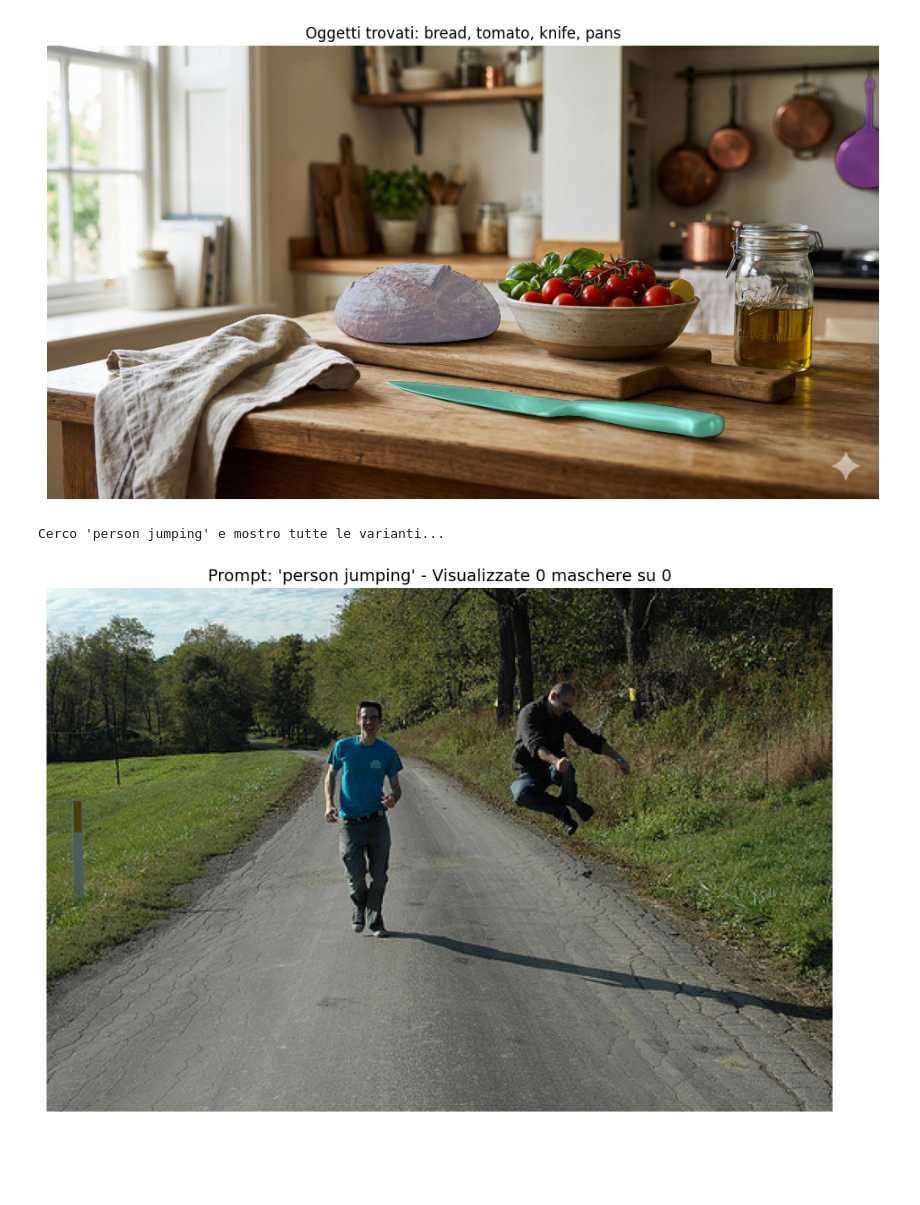
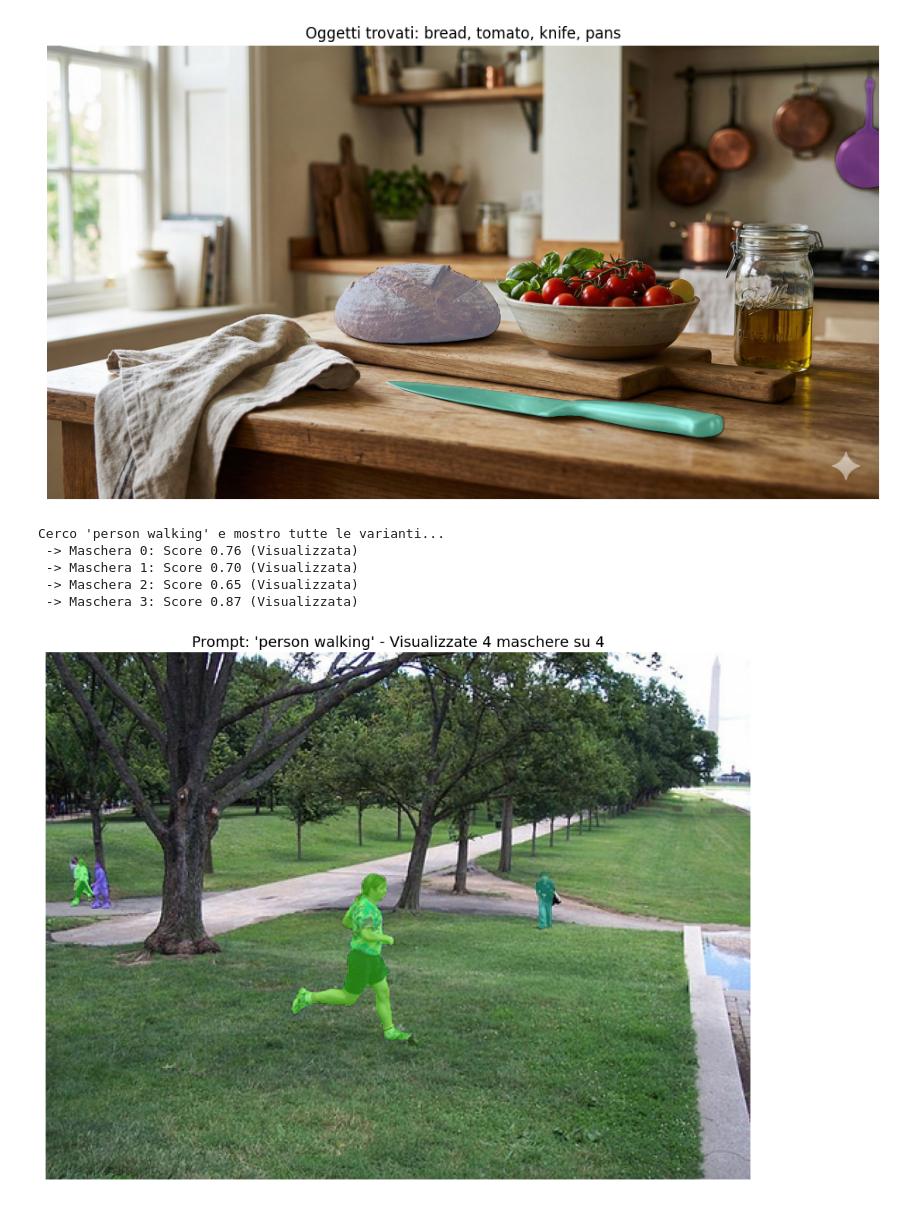
Before and after one commit to delgiudice1967219/BEAMS, a Jupyter notebook: main.ipynb, the cells around one changed output. Cells and saved outputs as stored; diff of their text form; code cells hidden in the pictures; blank space fills up the shorter version.

```diff
--- a/main.ipynb
+++ b/main.ipynb
@@ -305,8 +305,9 @@ def show_mask_random_color(mask, ax, score):
     #             backgroundcolor='black', ha='center', va='center')
 
 # --- CONFIGURAZIONE ---
-image_path = "C:/Users/xavie/Desktop/Universitá/2nd year/AML/BCos_object_detection/data/VOCdevkit/VOC2012/JPEGImages/2011_003406.jpg"  # <--- METTI QUI IL NOME DI UN'IMMAGINE CHE HAI NELLA CARTELLA
-text_prompt = "person jumping"             # <--- COSA VUOI CERCARE? (Inglese)
+image_path = "C:/Users/xavie/Desktop/Universitá/2nd year/AML/BCos_object_detection/data/VOCdevkit/VOC2012/JPEGImages/2011_004335.jpg"
+# image_path = "C:/Users/xavie/Desktop/Universitá/2nd year/AML/BCos_object_detection/apple2_img.jpeg"# <--- METTI QUI IL NOME DI UN'IMMAGINE CHE HAI NELLA CARTELLA
+text_prompt = "person walking"             # <--- COSA VUOI CERCARE? (Inglese)
 SOGLIA_CONFIDENZA = 0.1  # Mostra tutto ciò che ha uno score > 0.3 (30%)
 
 # --- ESECUZIONE ---
@@ -323,32 +324,36 @@ print(f"Cerco '{text_prompt}' e mostro tutte le varianti...")
 inference_state = processor.set_image(raw_image)
 output = processor.set_text_prompt(state=inference_state, prompt=text_prompt)
 
 masks = output["masks"]
 scores = output["scores"]
 
 # --- VISUALIZZAZIONE MULTIPLA ---
 plt.figure(figsize=(12, 12))
 plt.imshow(raw_image)
 
 count = 0
 # Ciclo su tutte le maschere restituite (di solito sono 3 per SAM)
 for i in range(len(scores)):
     score_corrente = scores[i].item()
 
     # SE il punteggio è più alto della soglia, disegna la maschera
     if score_corrente > SOGLIA_CONFIDENZA:
         mask_corrente = masks[i].cpu().numpy()
 
         # Disegna
         show_mask_random_color(mask_corrente, plt.gca(), score_corrente)
         count += 1
         print(f" -> Maschera {i}: Score {score_corrente:.2f} (Visualizzata)")
     else:
         print(f" -> Maschera {i}: Score {score_corrente:.2f} (Scartata perché sotto soglia)")
 
 plt.title(f"Prompt: '{text_prompt}' - Visualizzate {count} maschere su {len(scores)}", fontsize=14)
 plt.axis('off')
 plt.show()
 # %% [output]
-Cerco 'person jumping' e mostro tutte le varianti...
+Cerco 'person walking' e mostro tutte le varianti...
+ -> Maschera 0: Score 0.76 (Visualizzata)
+ -> Maschera 1: Score 0.70 (Visualizzata)
+ -> Maschera 2: Score 0.65 (Visualizzata)
+ -> Maschera 3: Score 0.87 (Visualizzata)
-[figure, old version]
+[figure, new version]
```
Also changed, not shown: 3 other files.
